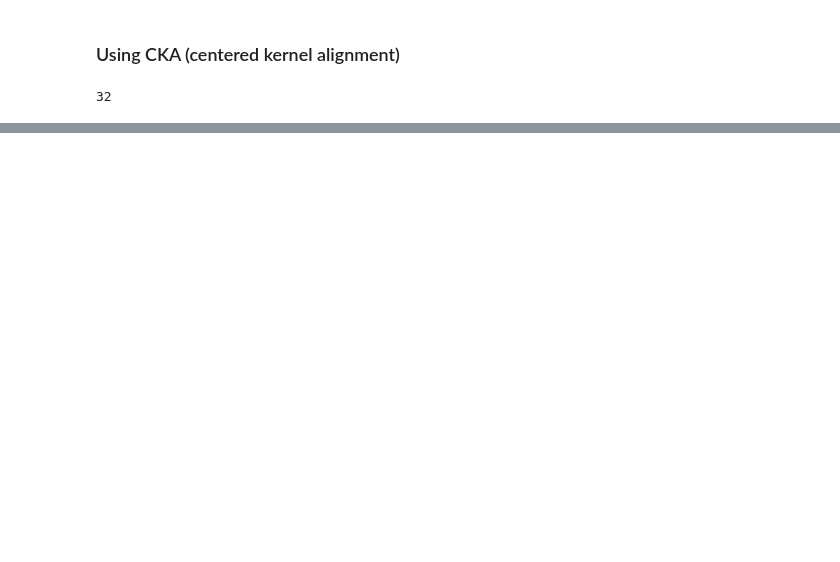
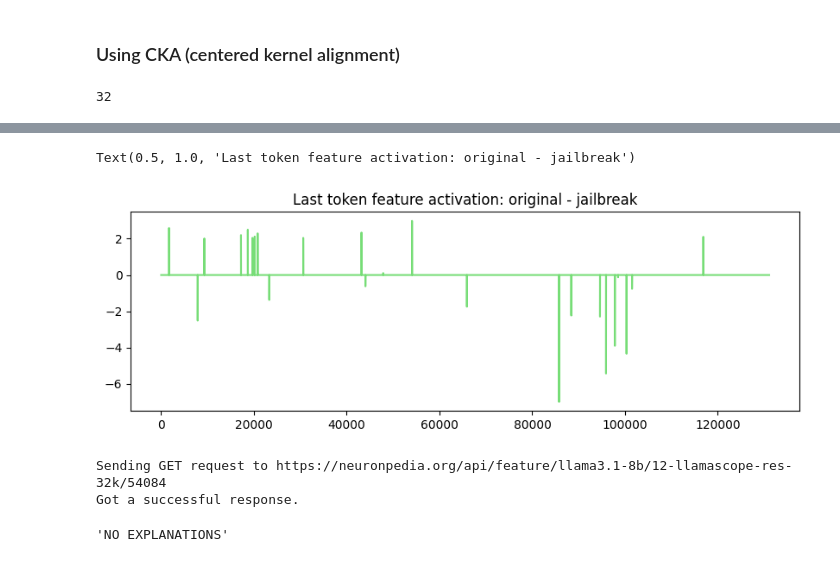
Before and after one commit to errol-obia/watershed_data_analysis, a Jupyter notebook: notebooks/Jailbreak_Activations_Experiments.ipynb, the cells around one changed output, grey strips where cells are left out. Drawn from its saved outputs; the diff is of its cells as text; code cells hidden in the pictures; blank space fills up the shorter version.

Commit message:
added SAE investigations on original vs jailbroken prompts

```diff
--- a/notebooks/Jailbreak_Activations_Experiments.ipynb
+++ b/notebooks/Jailbreak_Activations_Experiments.ipynb
@@ -353,0 +1341,6 @@ fig.show()
+# %%
+_, resids_orig = get_resid_activations_model(model, orig_prompt, chat_mode=True)
+l12_resid_orig = resids_orig['blocks.12.hook_resid_post'].to(device)
+
+_, resids_jb = get_resid_activations_model(model, jb_prompt, chat_mode=True)
+l12_resid_jb = resids_jb['blocks.12.hook_resid_post'].to(device)
@@ -353,0 +1421,13 @@ fig.show()
+# %%
+fig = plt.figure(figsize=(10,3))
+plt.plot(sae_diff,linestyle='-', color='#77DD77')
+plt.title("Last token feature activation: original - jailbreak")
+# %% [output]
+Text(0.5, 1.0, 'Last token feature activation: original - jailbreak')
+[figure, added]
+# %%
+explain_sae_feature(torch.Tensor(sae_diff).argmax())
+# %% [output]
+Sending GET request to https://neuronpedia.org/api/feature/llama3.1-8b/12-llamascope-res-32k/54084
+Got a successful response.
+'NO EXPLANATIONS'
```
Also changed, not shown: parts of 95 cells of this notebook.
